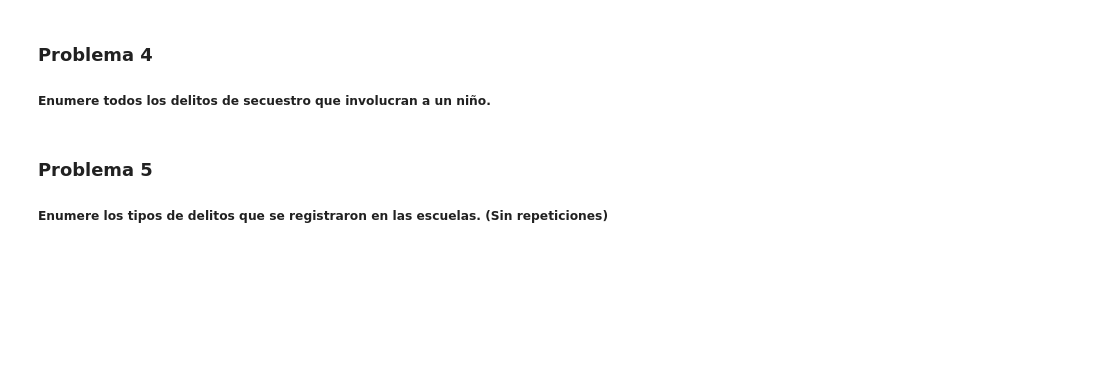
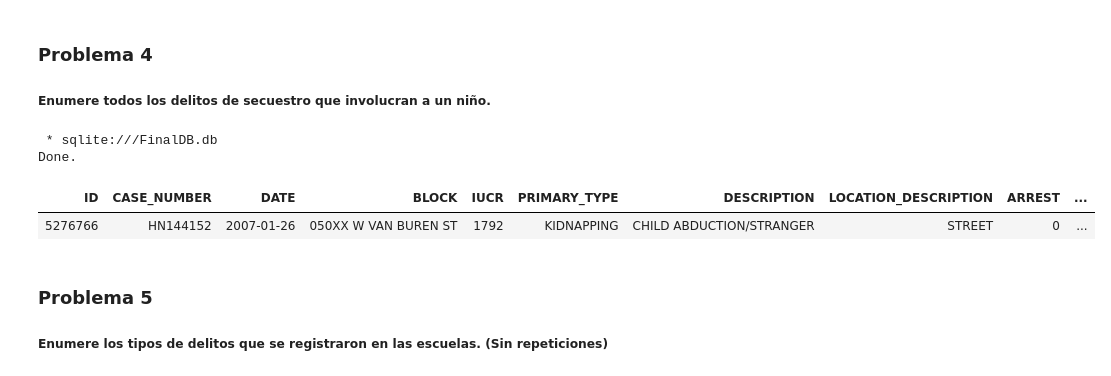
Before and after one commit to flavioaguirre/final_project_SQL_IBM, a Jupyter notebook: mod5-final-project-v2.ipynb, the cells around one changed output. Saved outputs shown, nothing was run; the diff lists cells and outputs as text; code cells hidden in the pictures; blank space fills up the shorter version.

```diff
--- a/mod5-final-project-v2.ipynb
+++ b/mod5-final-project-v2.ipynb
@@ -221,6 +229,15 @@ print(listado)
 ### Problema 4
 
 ##### Enumere todos los delitos de secuestro que involucran a un niño.
+# %%
+%%sql
+SELECT * FROM chicago_crime_data
+WHERE PRIMARY_TYPE = 'KIDNAPPING' AND DESCRIPTION LIKE '%CHILD%'
+# %% [output]
+ * sqlite:///FinalDB.db
+Done.
+| ID | CASE_NUMBER | DATE | BLOCK | IUCR | PRIMARY_TYPE | DESCRIPTION | LOCATION_DESCRIPTION | ARREST | ... |
+| 5276766 | HN144152 | 2007-01-26 | 050XX W VAN BUREN ST | 1792 | KIDNAPPING | CHILD ABDUCTION/STRANGER | STREET | 0 | ... |
 # %% [markdown]
 ### Problema 5
 
```
Also changed, not shown: parts of 9 cells of this notebook, 1 other file.
